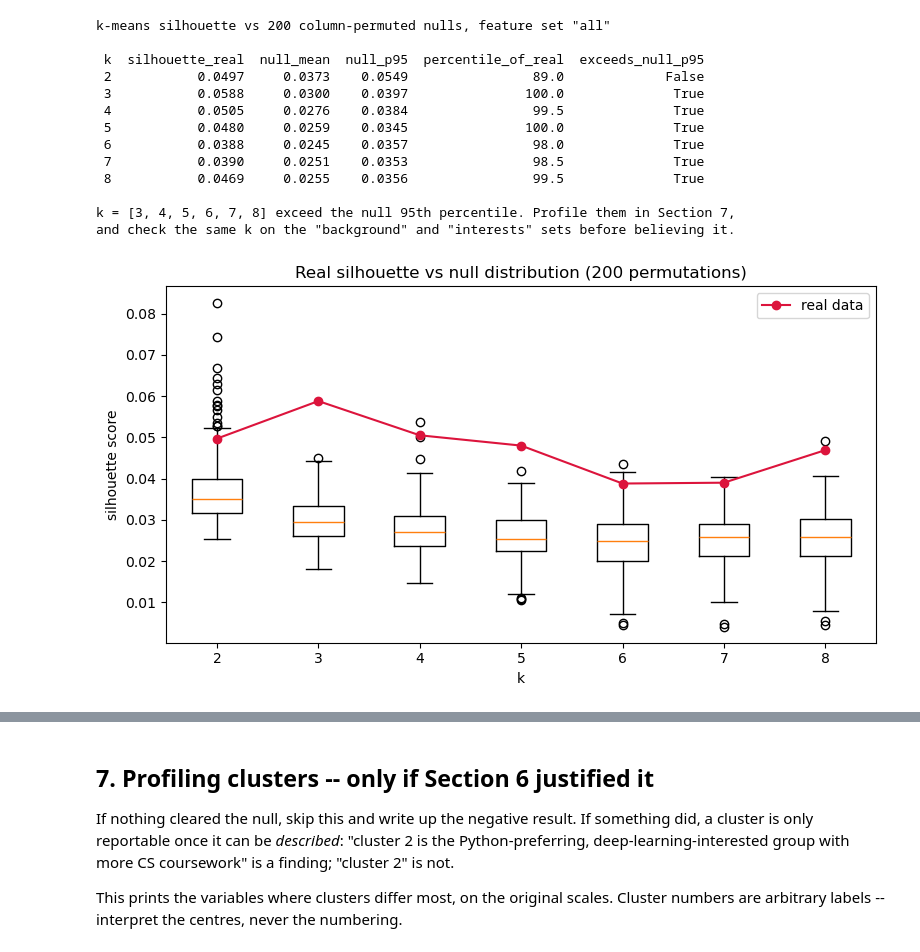
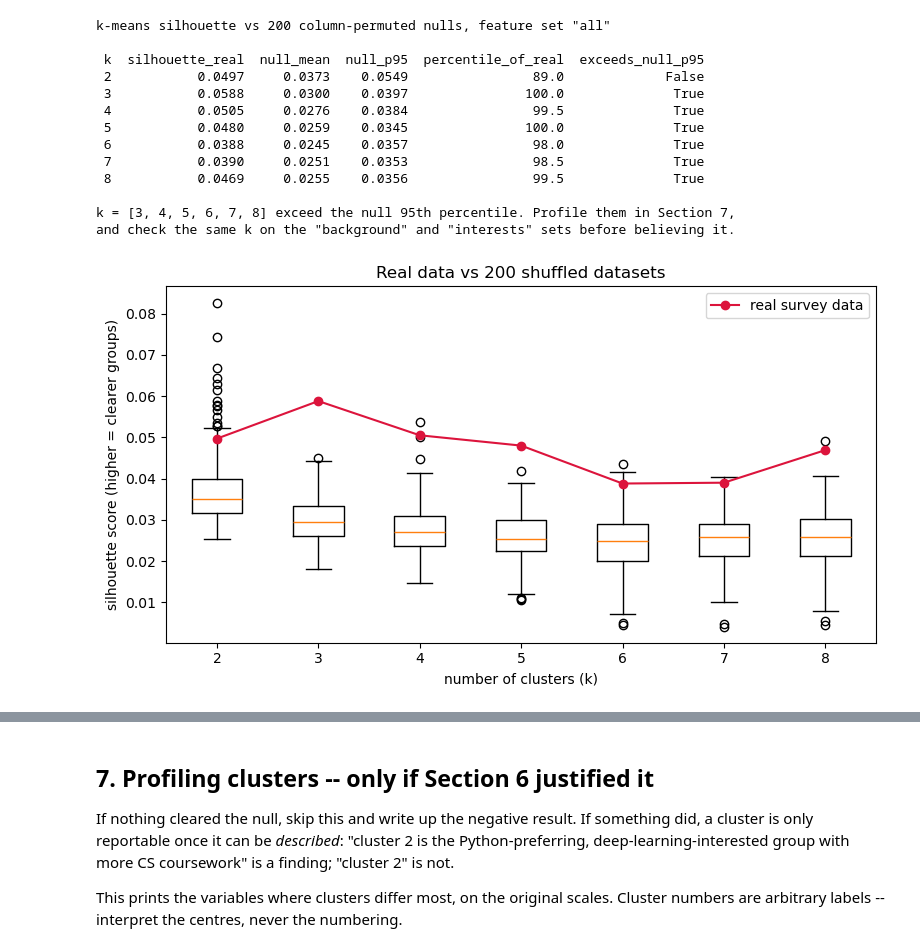
Before and after one commit to pstat-197a-fall2026/module0-class-survey-team11, a Jupyter notebook: scripts/scratchwork-clark-clustering.ipynb, the cells around one changed output, grey strips where cells are left out. Cells and saved outputs as stored; diff of their text form; code cells hidden in the pictures.

```diff
--- a/scripts/scratchwork-clark-clustering.ipynb
+++ b/scripts/scratchwork-clark-clustering.ipynb
@@ -592,17 +580,18 @@ and check the same k on the "background" and "interests" sets before believing i
 # %%
 fig, ax = plt.subplots(figsize=(8, 4.5))
 ax.boxplot([null_draws[k] for k in K_RANGE], positions=list(K_RANGE), widths=0.5)
-ax.plot(sil['k'], sil['silhouette_real'], 'o-', color='crimson', label='real data')
-ax.set(xlabel='k', ylabel='silhouette score',
-       title=f'Real silhouette vs null distribution ({N_PERM} permutations)')
+ax.plot(sil['k'], sil['silhouette_real'], 'o-', color='crimson', label='real survey data')
+ax.set(xlabel='number of clusters (k)', ylabel='silhouette score (higher = clearer groups)',
+       title=f'Real data vs {N_PERM} shuffled datasets')
 ax.legend()
 plt.tight_layout()
+fig.savefig(DATA.parent / 'figures' / 'fig-cluster-null.png', dpi=150, bbox_inches='tight')
 plt.show()
 
-# Red line inside the boxes = the clusters k-means found are no better separated than
-# clusters found in data with every association deliberately destroyed.
+# Red dot above the box = the real data has a bit more group structure than shuffled data.
+# Red dot inside the box = no better than random.
 # %% [output]
-[figure, old version]
+[figure, new version]
 # %%
 # Does the answer hold across feature sets? A conclusion that flips depending on which
 # variables are included is not a conclusion. Smaller nulls here to keep it quick.
```
Also changed, not shown: parts of 5 cells of this notebook, 4 other files.
